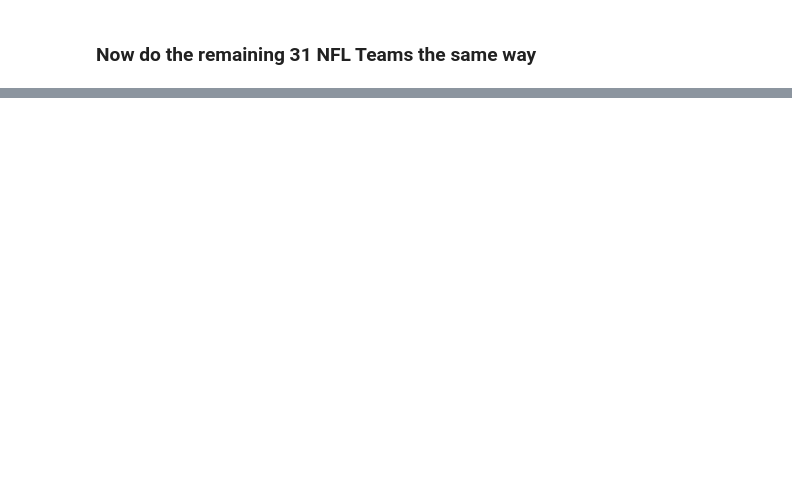
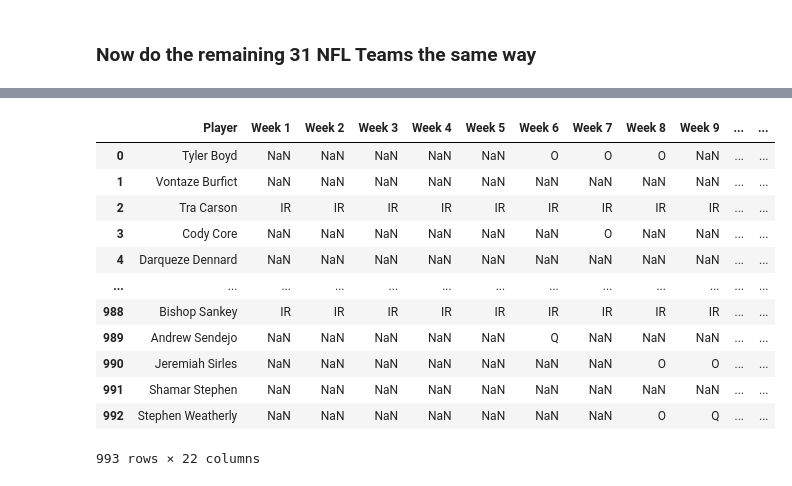
Before and after one commit to ClintNanney/Capstone, a Jupyter notebook: notebooks/clean_nfl_data.ipynb, the cells around one changed output, grey strips where cells are left out. Cells and saved outputs as stored; diff of their text form; code cells hidden in the pictures; blank space fills up the shorter version.

```diff
--- a/notebooks/clean_nfl_data.ipynb
+++ b/notebooks/clean_nfl_data.ipynb
@@ -1057,0 +1253,47 @@ vikings2017
+# %%
+merged_2017 = pd.merge(bengals2017, bills2017, how = 'outer')
+merged_2017a = pd.merge(merged_2017, broncos2017, how = 'outer')
+merged_2017b = pd.merge(merged_2017a, browns2017, how = 'outer')
+merged_2017c = pd.merge(merged_2017b, buccaneers2017, how = 'outer')
+merged_2017d = pd.merge(merged_2017c, cardinals2017, how = 'outer')
+merged_2017e = pd.merge(merged_2017d, chargers2017, how = 'outer')
+merged_2017f = pd.merge(merged_2017e, chicago2017, how = 'outer')
+merged_2017g = pd.merge(merged_2017f, chiefs2017, how = 'outer')
+merged_2017h = pd.merge(merged_2017g, cowboys2017, how = 'outer')
+merged_2017i = pd.merge(merged_2017h, dolphins2017, how = 'outer')
+merged_2017j = pd.merge(merged_2017i, eagles2017, how = 'outer')
+merged_2017k = pd.merge(merged_2017j, falcons2017, how = 'outer')
+merged_2017l = pd.merge(merged_2017k, fourtyniners2017, how = 'outer')
+merged_2017m = pd.merge(merged_2017l, giants2017, how = 'outer')
+merged_2017n = pd.merge(merged_2017m, jaguars2017, how = 'outer')
+merged_2017o = pd.merge(merged_2017n, jets2017, how = 'outer')
+merged_2017p = pd.merge(merged_2017o, lions2017, how = 'outer')
+merged_2017q = pd.merge(merged_2017p, packers2017, how = 'outer')
+merged_2017r = pd.merge(merged_2017q, panthers2017, how = 'outer')
+merged_2017s = pd.merge(merged_2017r, patriots2017, how = 'outer')
+merged_2017t = pd.merge(merged_2017s, raiders2017, how = 'outer')
+merged_2017u = pd.merge(merged_2017t, rams2017, how = 'outer')
+merged_2017v = pd.merge(merged_2017u, ravens2017, how = 'outer')
+merged_2017w = pd.merge(merged_2017v, redskins2017, how = 'outer')
+merged_2017x = pd.merge(merged_2017w, saints2017, how = 'outer')
+merged_2017y = pd.merge(merged_2017x, seahawks2017, how = 'outer')
+merged_2017z = pd.merge(merged_2017y, steelers2017, how = 'outer')
+merged_2017aa = pd.merge(merged_2017z, texans2017, how = 'outer')
+merged_2017ab = pd.merge(merged_2017aa, titans2017, how = 'outer')
+merged_2017ac = pd.merge(merged_2017ab, vikings2017, how = 'outer')
+# %%
+merged_2017ac
+# %% [output]
+|  | Player | Week 1 | Week 2 | Week 3 | Week 4 | Week 5 | Week 6 | Week 7 | Week 8 | Week 9 | ... | ... |
+| 0 | Tyler Boyd | NaN | NaN | NaN | NaN | NaN | O | O | O | NaN | ... | ... |
+| 1 | Vontaze Burfict | NaN | NaN | NaN | NaN | NaN | NaN | NaN | NaN | NaN | ... | ... |
+| 2 | Tra Carson | IR | IR | IR | IR | IR | IR | IR | IR | IR | ... | ... |
+| 3 | Cody Core | NaN | NaN | NaN | NaN | NaN | NaN | O | NaN | NaN | ... | ... |
+| 4 | Darqueze Dennard | NaN | NaN | NaN | NaN | NaN | NaN | NaN | NaN | NaN | ... | ... |
+| ... | ... | ... | ... | ... | ... | ... | ... | ... | ... | ... | ... | ... |
+| 988 | Bishop Sankey | IR | IR | IR | IR | IR | IR | IR | IR | IR | ... | ... |
+| 989 | Andrew Sendejo | NaN | NaN | NaN | NaN | NaN | Q | NaN | NaN | NaN | ... | ... |
+| 990 | Jeremiah Sirles | NaN | NaN | NaN | NaN | NaN | NaN | NaN | O | O | ... | ... |
+| 991 | Shamar Stephen | NaN | NaN | NaN | NaN | NaN | NaN | NaN | NaN | NaN | ... | ... |
+| 992 | Stephen Weatherly | NaN | NaN | NaN | NaN | NaN | NaN | NaN | O | Q | ... | ... |
+993 rows × 22 columns
```
Also changed, not shown: parts of 29 cells of this notebook.
